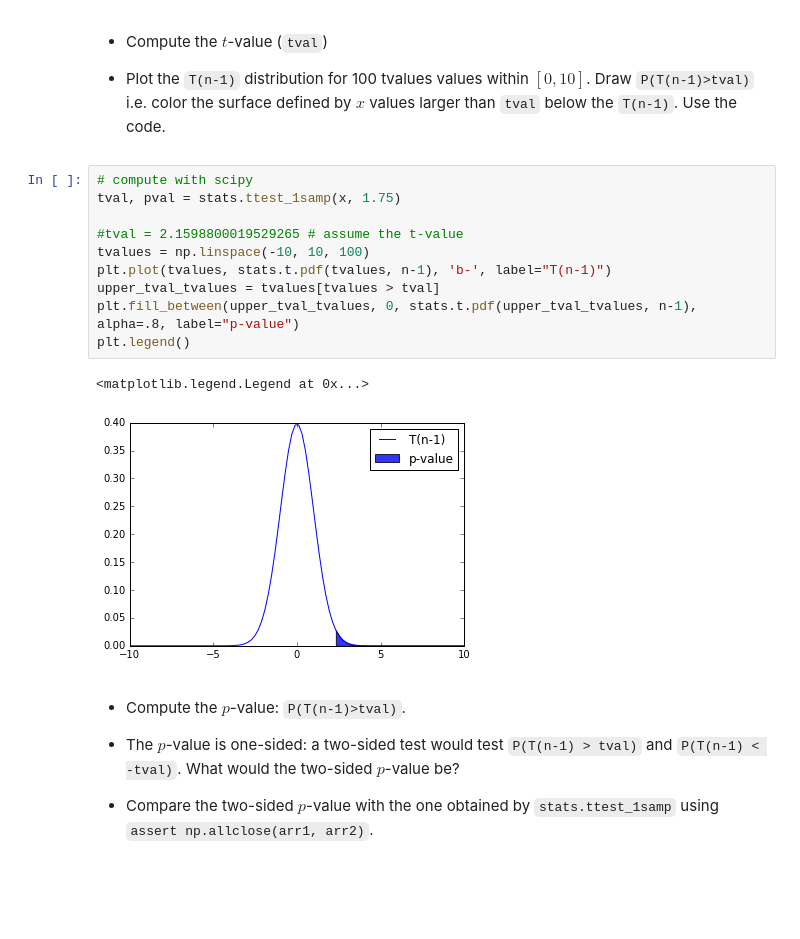
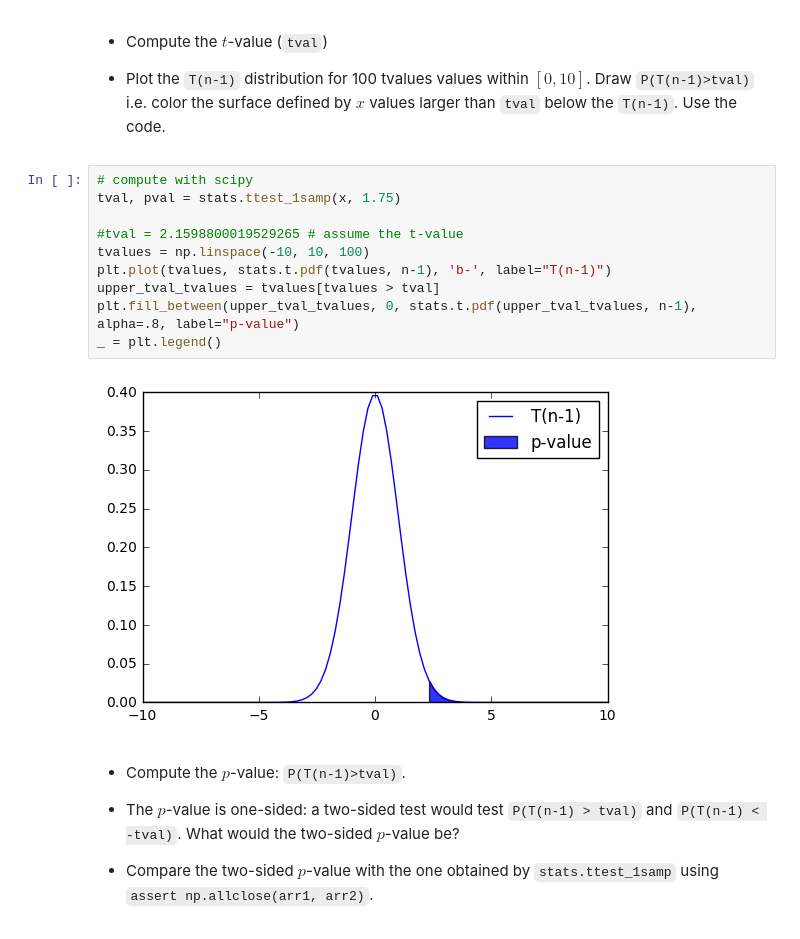
Before and after one commit to neurospin/pystatsml, a Jupyter notebook: notebooks/stat_univ.ipynb, the cells around one changed output. Drawn from its saved outputs; the diff is of its cells as text; blank space fills up the shorter version.

```diff
--- a/notebooks/stat_univ.ipynb
+++ b/notebooks/stat_univ.ipynb
@@ -236,16 +238,15 @@ x = np.random.normal(loc=1.78, scale=.1, size=n)
 # %%
 # compute with scipy
 tval, pval = stats.ttest_1samp(x, 1.75)
 
 #tval = 2.1598800019529265 # assume the t-value
 tvalues = np.linspace(-10, 10, 100)
 plt.plot(tvalues, stats.t.pdf(tvalues, n-1), 'b-', label="T(n-1)")
 upper_tval_tvalues = tvalues[tvalues > tval]
 plt.fill_between(upper_tval_tvalues, 0, stats.t.pdf(upper_tval_tvalues, n-1), alpha=.8, label="p-value")
-plt.legend()
+_ = plt.legend()
 # %% [output]
-<matplotlib.legend.Legend at 0x...>
-[figure, old version]
+[figure, new version]
 # %% [markdown]
 - Compute the $p$-value: `P(T(n-1)>tval)`.
 
```
Also changed, not shown: parts of 21 cells of this notebook, 7 other files.
